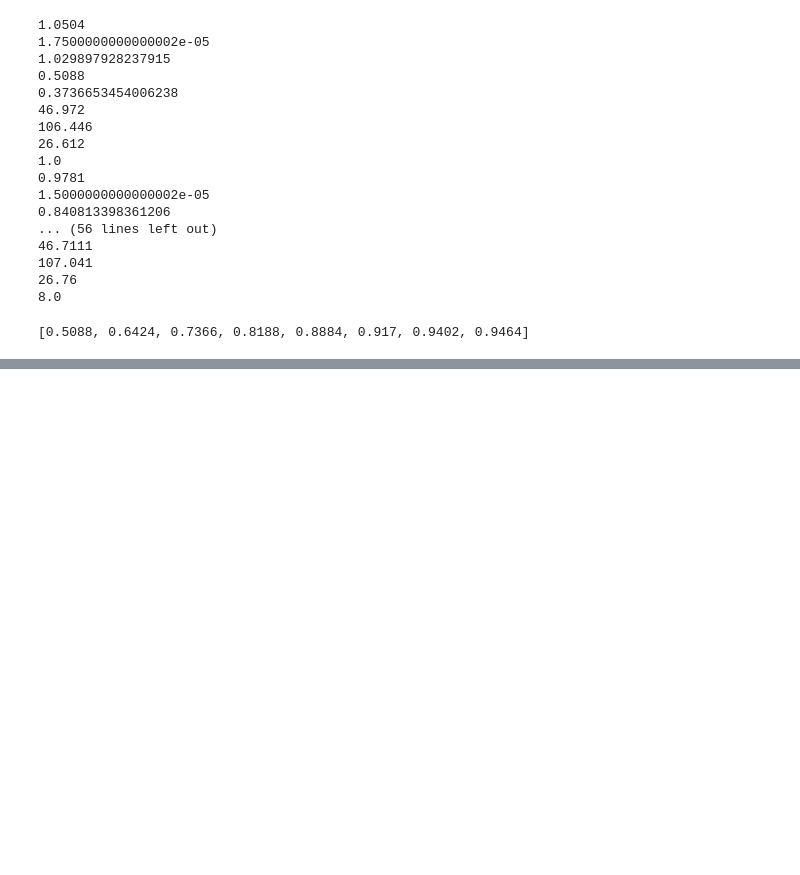
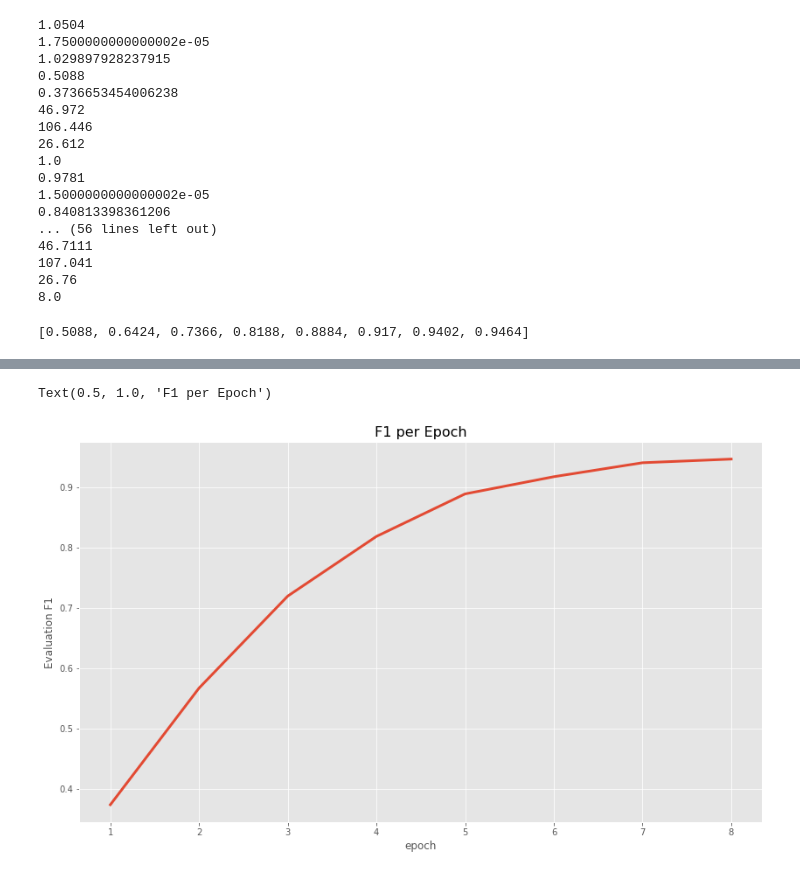
Before and after one commit to hickeyda/reddit_counter_hate, a Jupyter notebook: results.ipynb, the cells around one changed output, grey strips where cells are left out. Drawn from its saved outputs; the diff is of its cells as text; code cells hidden in the pictures; blank space fills up the shorter version.

```diff
--- a/results.ipynb
+++ b/results.ipynb
@@ -254,0 +258,11 @@ plt.title("Accuracy per Epoch")
+# %%
+plt.figure(figsize=(14,8))
+plt.plot(result['epoch'], result['eval_f1'], linewidth=3)
+
+# plt.legend(title="LR")
+plt.xlabel("epoch")
+plt.ylabel("Evaluation F1")
+plt.title("F1 per Epoch")
+# %% [output]
+Text(0.5, 1.0, 'F1 per Epoch')
+[figure, added]
```
Also changed, not shown: parts of 1 cell of this notebook, 3 other files.
